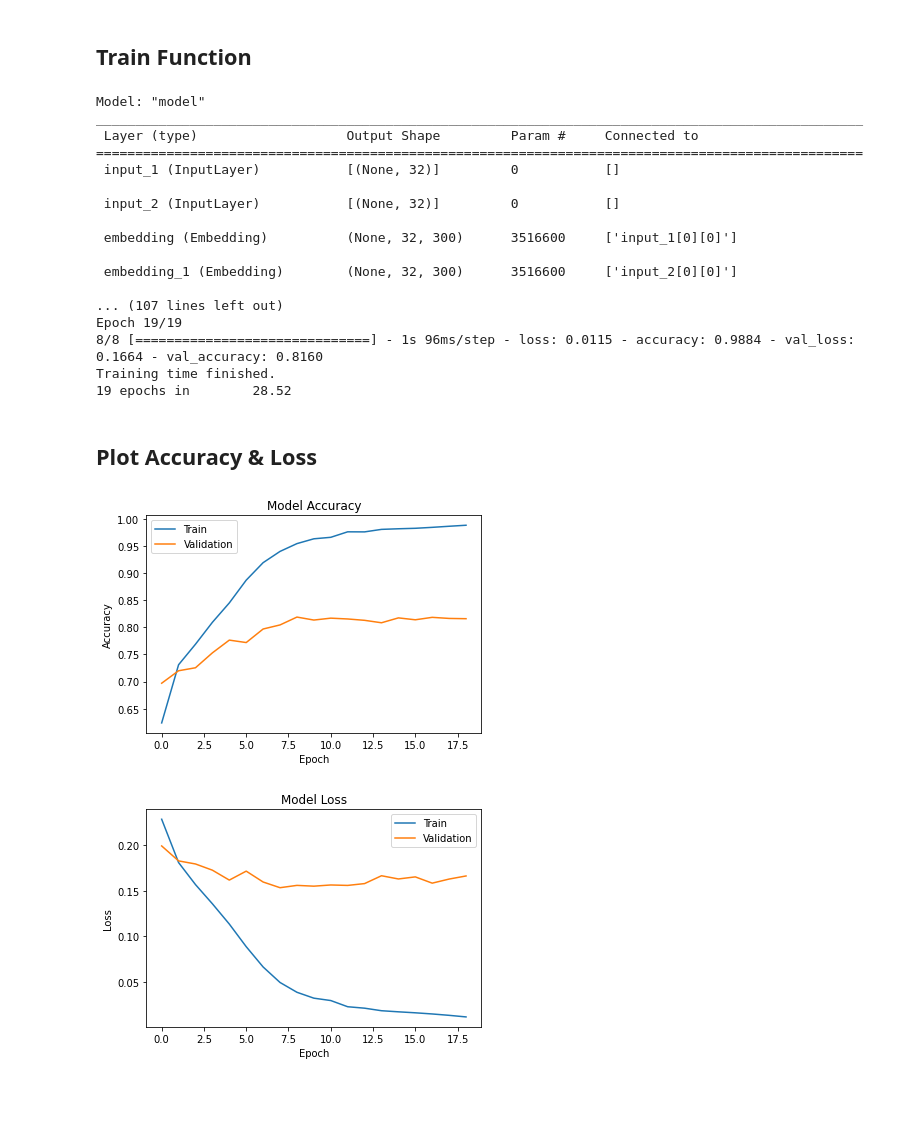
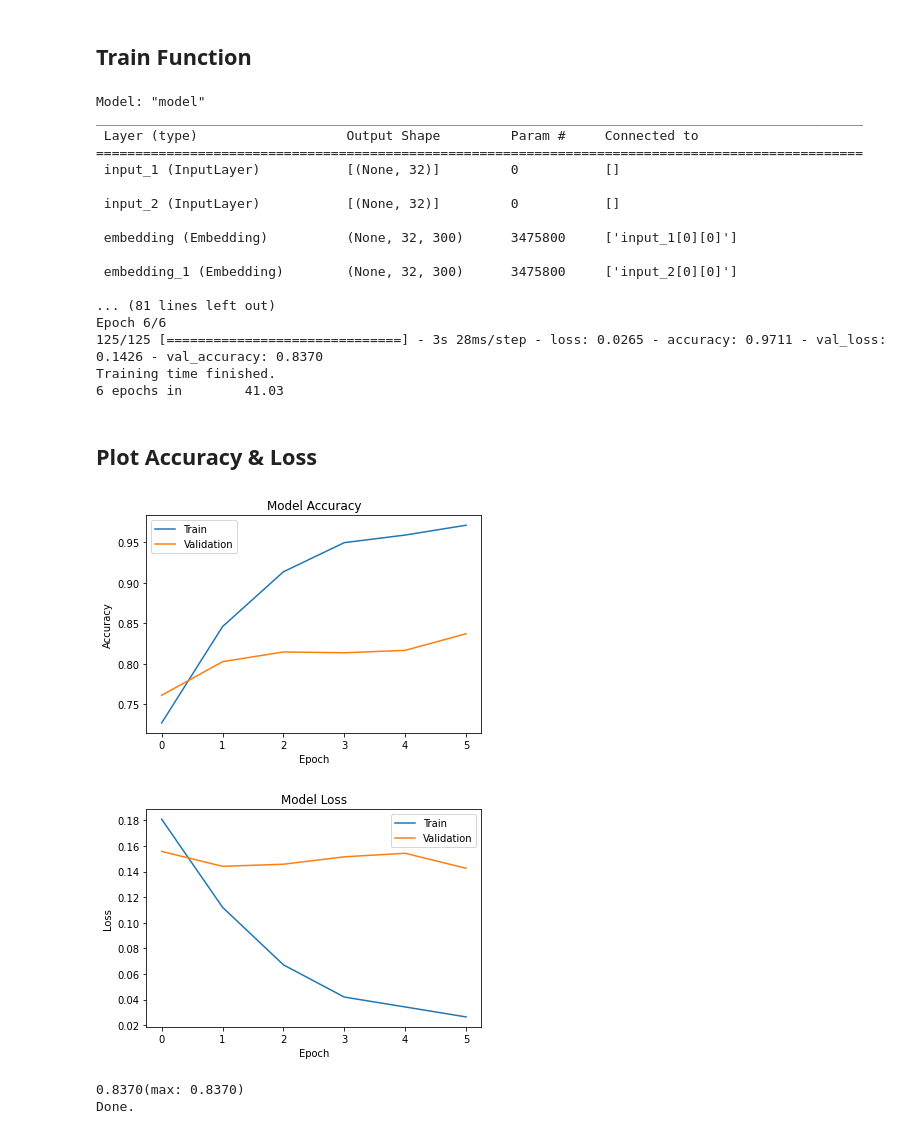
Before and after one commit to zeinabmohamed/MedicalChatbot, a Jupyter notebook: medical_chatbot.ipynb, the cells around one changed output. Saved outputs shown, nothing was run; the diff lists cells and outputs as text; code cells hidden in the pictures; blank space fills up the shorter version.

```diff
--- a/medical_chatbot.ipynb
+++ b/medical_chatbot.ipynb
@@ -96,7 +109,7 @@ def text_to_word_list(text):  # Text segmentation
 # %% [markdown]
 ###### Words embedding
 # %%
-def make_w2v_embeddings(word2vec, df, embedding_dim):  # Convert words to word vectors
+def make_w2v_embeddings(flag,word2vec, df, embedding_dim):  # Convert words to word vectors
     vocabs = {}  # word number
     vocabs_count = 0  # word count counter
 
@@ -114,7 +127,7 @@ def make_w2v_embeddings(word2vec, df, embedding_dim):  # Convert words to word v
 
             for word in words:
                 if word in stops_words:  # remove stop words
-                continue
+                  continue
                 # The word of OOV is put into a dictionary that cannot be represented by a word vector, and the value is 1
                 if word not in word2vec and word not in vocabs_not_w2v:
                     vocabs_not_w2v_count += 1
@@ -181,11 +194,11 @@ class ManDist(Layer):  # Manhattan distance calculation encapsulated into keras
 
 TRAIN_CSV = './train.csv'
 embedding_path = 'GoogleNews-vectors-negative300.bin.gz'
-
+flag = 'en'
 embedding_dim = 300
 max_seq_length = 32
-batch_size = 1024
-n_epoch = 18
+batch_size = 64
+n_epoch = 6
 n_hidden = 100
 
 savepath = './en_BILSTM_Attnetion_Model.h5'
@@ -316,7 +344,7 @@ def hbam_model(_input):
     sent_representation = Lambda(lambda xin: K.sum(xin, axis=1))(sent_representation)
 
     # dropout
-    sent_representation = Dropout(0.5)(sent_representation)
+    sent_representation = Dropout(0.2)(sent_representation)
 
     return sent_representation
 # %% [markdown]
@@ -363,38 +391,44 @@ ________________________________________________________________________________
 
  input_2 (InputLayer)           [(None, 32)]         0           []
 
- embedding (Embedding)          (None, 32, 300)      3516600     ['input_1[0][0]']
+ embedding (Embedding)          (None, 32, 300)      3475800     ['input_1[0][0]']
 
- embedding_1 (Embedding)        (None, 32, 300)      3516600     ['input_2[0][0]']
+ embedding_1 (Embedding)        (None, 32, 300)      3475800     ['input_2[0][0]']
 
-... (107 lines left out)
-Epoch 19/19
-8/8 [==============================] - 1s 96ms/step - loss: 0.0115 - accuracy: 0.9884 - val_loss: 0.1664 - val_accuracy: 0.8160
+... (81 lines left out)
+Epoch 6/6
+125/125 [==============================] - 3s 28ms/step - loss: 0.0265 - accuracy: 0.9711 - val_loss: 0.1426 - val_accuracy: 0.8370
 Training time finished.
-19 epochs in        28.52
+6 epochs in        41.03
 # %% [markdown]
 ## Plot Accuracy & Loss
 # %%
 
 import matplotlib.pyplot as plt
 #plt.subplot(211)
 plt.plot(malstm_trained.history['accuracy'])
 plt.plot(malstm_trained.history['val_accuracy'])
 plt.title('Model Accuracy')
 plt.ylabel('Accuracy')
 plt.xlabel('Epoch')
 plt.legend(['Train', 'Validation'], loc='upper left')
 plt.show()
 
 # Plot loss
 #plt.subplot(212)
 plt.plot(malstm_trained.history['loss'])
 plt.plot(malstm_trained.history['val_loss'])
 plt.title('Model Loss')
 plt.ylabel('Loss')
 plt.xlabel('Epoch')
 plt.legend(['Train', 'Validation'], loc='upper right')
 plt.show()
+
+model.save(savepath)
+print(str(malstm_trained.history['val_accuracy'][-1])[:6] +"(max: " + str(max(malstm_trained.history['val_accuracy']))[:6] + ")")
+print("Done.")
 # %% [output]
-[figure, old version]
+[figure, new version]
-[figure, old version]
+[figure, new version]
+0.8370(max: 0.8370)
+Done.
```
Also changed, not shown: parts of 7 cells of this notebook.
